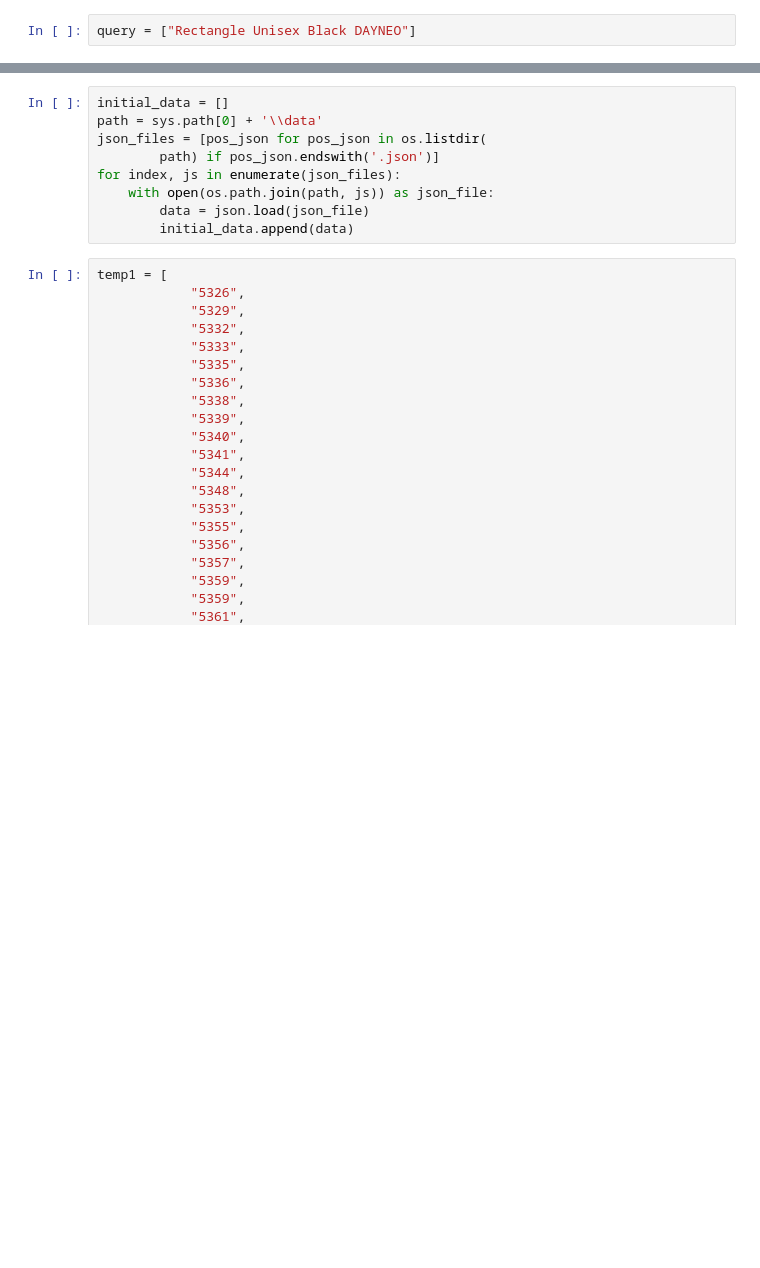
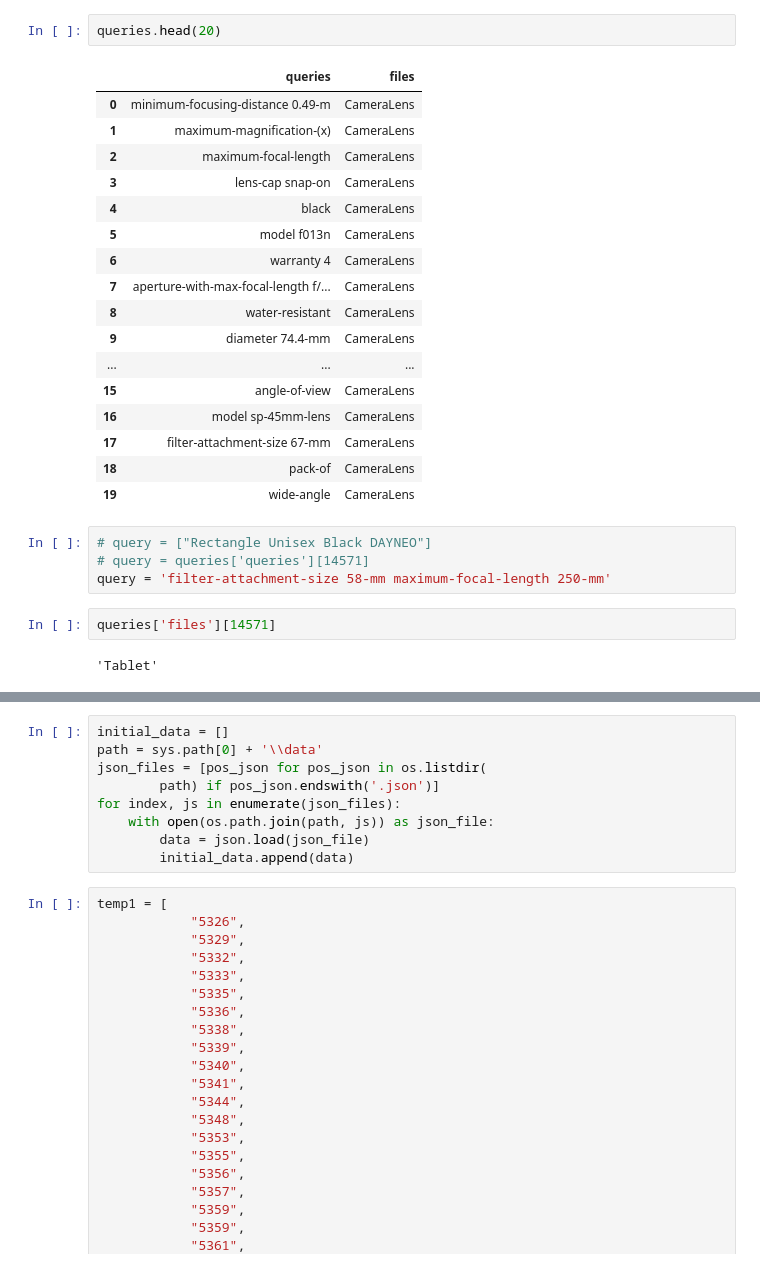
Before and after one commit to michaelrohan12/Search-Engine-Storage-Optimization, a Jupyter notebook: efficiency-analysis.ipynb, the cells around one changed output, grey strips where cells are left out. Cells and saved outputs as stored; diff of their text form; blank space fills up the shorter version.

Commit message:
Updated inverted index data structure and queries

```diff
--- a/efficiency-analysis.ipynb
+++ b/efficiency-analysis.ipynb
@@ -22,3 +23,29 @@ CameraLens.json              149
 Name: files, dtype: int64
-# %%
-query = ["Rectangle Unisex Black DAYNEO"]
+# %%
+queries.head(20)
+# %% [output]
+|  | queries | files |
+| 0 | minimum-focusing-distance 0.49-m | CameraLens |
+| 1 | maximum-magnification-(x) | CameraLens |
+| 2 | maximum-focal-length | CameraLens |
+| 3 | lens-cap snap-on | CameraLens |
+| 4 | black | CameraLens |
+| 5 | model f013n | CameraLens |
+| 6 | warranty 4 | CameraLens |
+| 7 | aperture-with-max-focal-length f/... | CameraLens |
+| 8 | water-resistant | CameraLens |
+| 9 | diameter 74.4-mm | CameraLens |
+| ... | ... | ... |
+| 15 | angle-of-view | CameraLens |
+| 16 | model sp-45mm-lens | CameraLens |
+| 17 | filter-attachment-size 67-mm | CameraLens |
+| 18 | pack-of | CameraLens |
+| 19 | wide-angle | CameraLens |
+# %%
+# query = ["Rectangle Unisex Black DAYNEO"]
+# query = queries['queries'][14571]
+query = 'filter-attachment-size 58-mm maximum-focal-length 250-mm'
+# %%
+queries['files'][14571]
+# %% [output]
+'Tablet'
```
Also changed, not shown: parts of 21 cells of this notebook, 23 other files.
